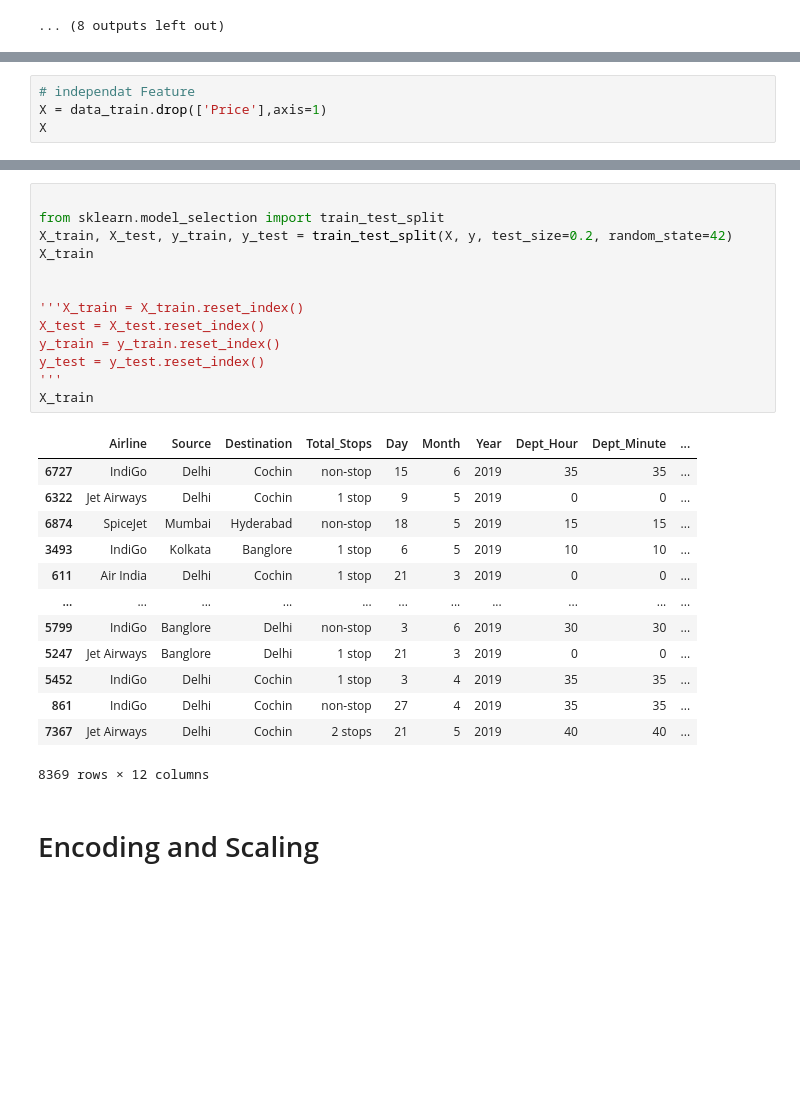
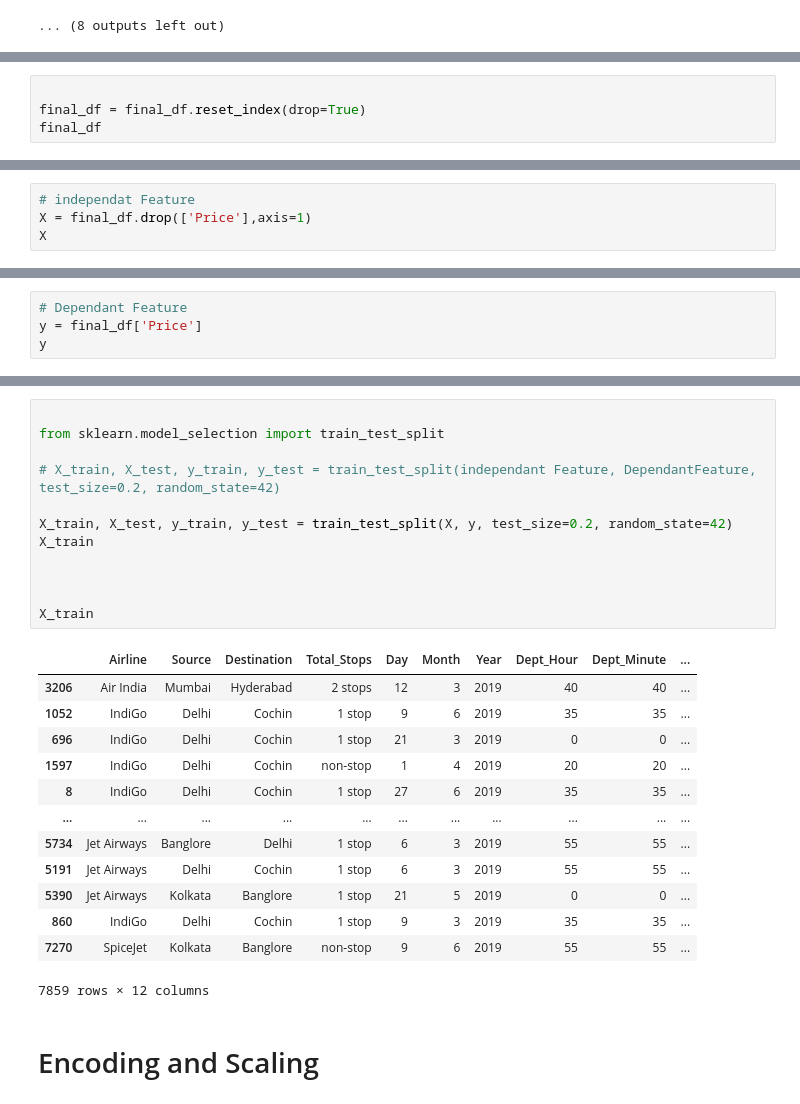
Before and after one commit to SHIVRAJSHINDE/XL, a Jupyter notebook: XL_ML/02 Projects/edaAndPreprocessing3.ipynb, the cells around one changed output, grey strips where cells are left out. Saved outputs shown, nothing was run; the diff lists cells and outputs as text; blank space fills up the shorter version.

```diff
--- a/XL_ML/02 Projects/edaAndPreprocessing3.ipynb
+++ b/XL_ML/02 Projects/edaAndPreprocessing3.ipynb
@@ -1094,0 +1079,4 @@ final_df
+# %%
+
+final_df = final_df.reset_index(drop=True)
+final_df
@@ -1095,6 +1097,6 @@ final_df
 # %%
 # independat Feature
-X = data_train.drop(['Price'],axis=1)
+X = final_df.drop(['Price'],axis=1)
 X
 # %% [output]
 |  | Airline | Source | Destination | Total_Stops | Day | Month | Year | Dept_Hour | Dept_Minute | ... |
@@ -1112,0 +1115,4 @@ X
+# %%
+# Dependant Feature
+y = final_df['Price']
+y
@@ -1113,30 +1132,29 @@ X
 # %%
 
 from sklearn.model_selection import train_test_split
+
+# X_train, X_test, y_train, y_test = train_test_split(independant Feature, DependantFeature, test_size=0.2, random_state=42)
+
 X_train, X_test, y_train, y_test = train_test_split(X, y, test_size=0.2, random_state=42)
 X_train
 
 
-'''X_train = X_train.reset_index()
-X_test = X_test.reset_index()
-y_train = y_train.reset_index()
-y_test = y_test.reset_index()
-'''
+
 X_train
 # %% [output]
 |  | Airline | Source | Destination | Total_Stops | Day | Month | Year | Dept_Hour | Dept_Minute | ... |
-| 6727 | IndiGo | Delhi | Cochin | non-stop | 15 | 6 | 2019 | 35 | 35 | ... |
-| 6322 | Jet Airways | Delhi | Cochin | 1 stop | 9 | 5 | 2019 | 0 | 0 | ... |
-| 6874 | SpiceJet | Mumbai | Hyderabad | non-stop | 18 | 5 | 2019 | 15 | 15 | ... |
-| 3493 | IndiGo | Kolkata | Banglore | 1 stop | 6 | 5 | 2019 | 10 | 10 | ... |
-| 611 | Air India | Delhi | Cochin | 1 stop | 21 | 3 | 2019 | 0 | 0 | ... |
+| 3206 | Air India | Mumbai | Hyderabad | 2 stops | 12 | 3 | 2019 | 40 | 40 | ... |
+| 1052 | IndiGo | Delhi | Cochin | 1 stop | 9 | 6 | 2019 | 35 | 35 | ... |
+| 696 | IndiGo | Delhi | Cochin | 1 stop | 21 | 3 | 2019 | 0 | 0 | ... |
+| 1597 | IndiGo | Delhi | Cochin | non-stop | 1 | 4 | 2019 | 20 | 20 | ... |
+| 8 | IndiGo | Delhi | Cochin | 1 stop | 27 | 6 | 2019 | 35 | 35 | ... |
 | ... | ... | ... | ... | ... | ... | ... | ... | ... | ... | ... |
-| 5799 | IndiGo | Banglore | Delhi | non-stop | 3 | 6 | 2019 | 30 | 30 | ... |
-| 5247 | Jet Airways | Banglore | Delhi | 1 stop | 21 | 3 | 2019 | 0 | 0 | ... |
-| 5452 | IndiGo | Delhi | Cochin | 1 stop | 3 | 4 | 2019 | 35 | 35 | ... |
-| 861 | IndiGo | Delhi | Cochin | non-stop | 27 | 4 | 2019 | 35 | 35 | ... |
-| 7367 | Jet Airways | Delhi | Cochin | 2 stops | 21 | 5 | 2019 | 40 | 40 | ... |
+| 5734 | Jet Airways | Banglore | Delhi | 1 stop | 6 | 3 | 2019 | 55 | 55 | ... |
+| 5191 | Jet Airways | Delhi | Cochin | 1 stop | 6 | 3 | 2019 | 55 | 55 | ... |
+| 5390 | Jet Airways | Kolkata | Banglore | 1 stop | 21 | 5 | 2019 | 0 | 0 | ... |
+| 860 | IndiGo | Delhi | Cochin | 1 stop | 9 | 3 | 2019 | 35 | 35 | ... |
+| 7270 | SpiceJet | Kolkata | Banglore | non-stop | 9 | 6 | 2019 | 55 | 55 | ... |
-8369 rows × 12 columns
+7859 rows × 12 columns
 # %% [markdown]
 # Encoding and Scaling
 # %%
```
Also changed, not shown: parts of 40 cells of this notebook, 1 other file.
